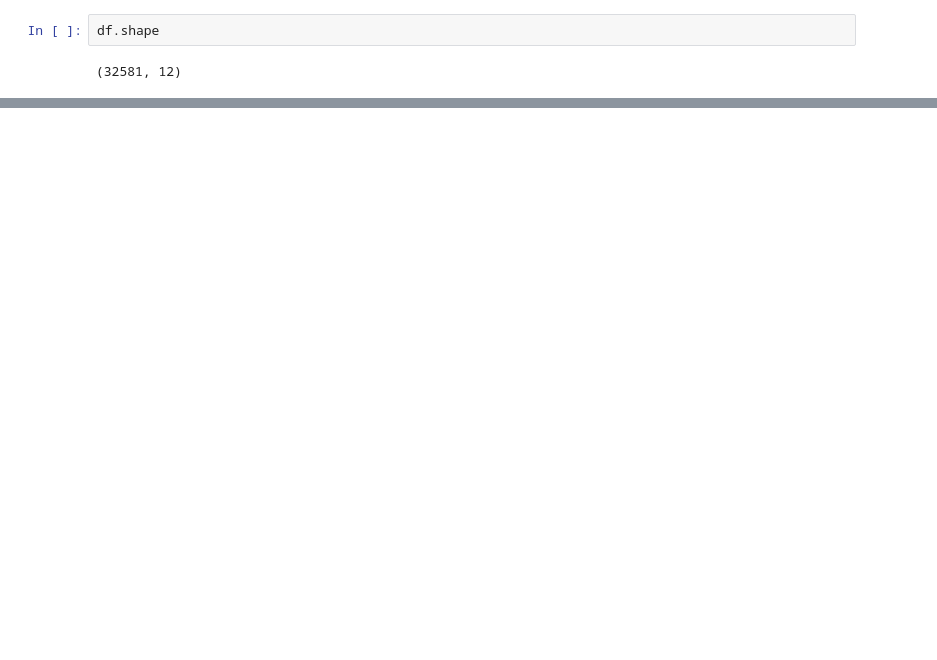
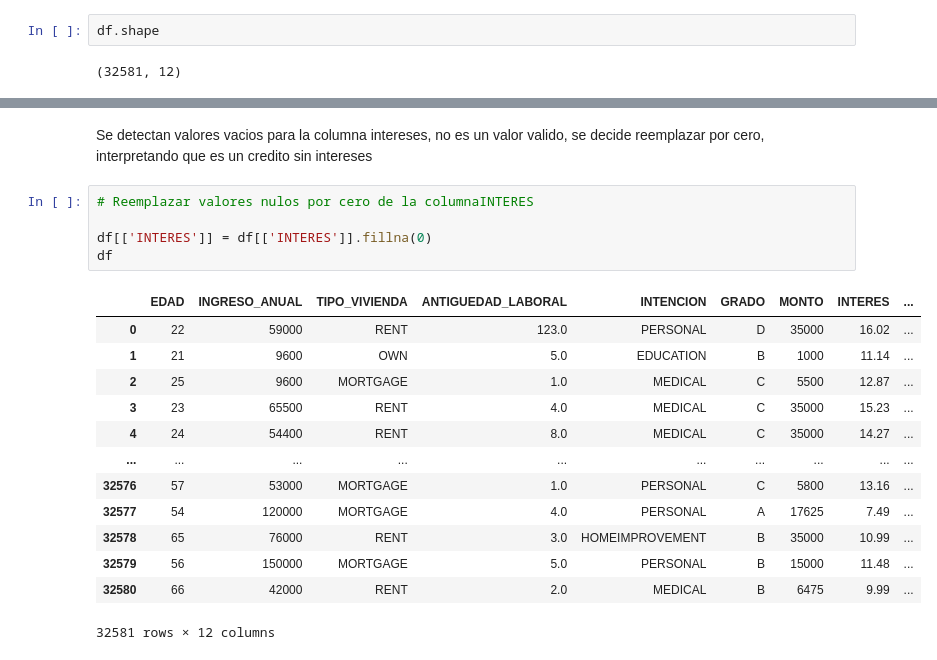
Before and after one commit to melirandazzo/trabajo_ciencia_datos, a Jupyter notebook: Trabajo ciencia de datos.ipynb, the cells around one changed output, grey strips where cells are left out. Cells and saved outputs as stored; diff of their text form; blank space fills up the shorter version.

```diff
--- a/Trabajo ciencia de datos.ipynb
+++ b/Trabajo ciencia de datos.ipynb
@@ -82,0 +128,21 @@ resumen
+# %% [markdown]
+Se detectan valores vacios para la columna intereses, no es un valor valido, se decide reemplazar por cero, interpretando que es un credito sin intereses
+# %%
+# Reemplazar valores nulos por cero de la columnaINTERES
+
+df[['INTERES']] = df[['INTERES']].fillna(0)
+df
+# %% [output]
+|  | EDAD | INGRESO_ANUAL | TIPO_VIVIENDA | ANTIGUEDAD_LABORAL | INTENCION | GRADO | MONTO | INTERES | ... |
+| 0 | 22 | 59000 | RENT | 123.0 | PERSONAL | D | 35000 | 16.02 | ... |
+| 1 | 21 | 9600 | OWN | 5.0 | EDUCATION | B | 1000 | 11.14 | ... |
+| 2 | 25 | 9600 | MORTGAGE | 1.0 | MEDICAL | C | 5500 | 12.87 | ... |
+| 3 | 23 | 65500 | RENT | 4.0 | MEDICAL | C | 35000 | 15.23 | ... |
+| 4 | 24 | 54400 | RENT | 8.0 | MEDICAL | C | 35000 | 14.27 | ... |
+| ... | ... | ... | ... | ... | ... | ... | ... | ... | ... |
+| 32576 | 57 | 53000 | MORTGAGE | 1.0 | PERSONAL | C | 5800 | 13.16 | ... |
+| 32577 | 54 | 120000 | MORTGAGE | 4.0 | PERSONAL | A | 17625 | 7.49 | ... |
+| 32578 | 65 | 76000 | RENT | 3.0 | HOMEIMPROVEMENT | B | 35000 | 10.99 | ... |
+| 32579 | 56 | 150000 | MORTGAGE | 5.0 | PERSONAL | B | 15000 | 11.48 | ... |
+| 32580 | 66 | 42000 | RENT | 2.0 | MEDICAL | B | 6475 | 9.99 | ... |
+32581 rows × 12 columns
```
Also changed, not shown: parts of 10 cells of this notebook.
